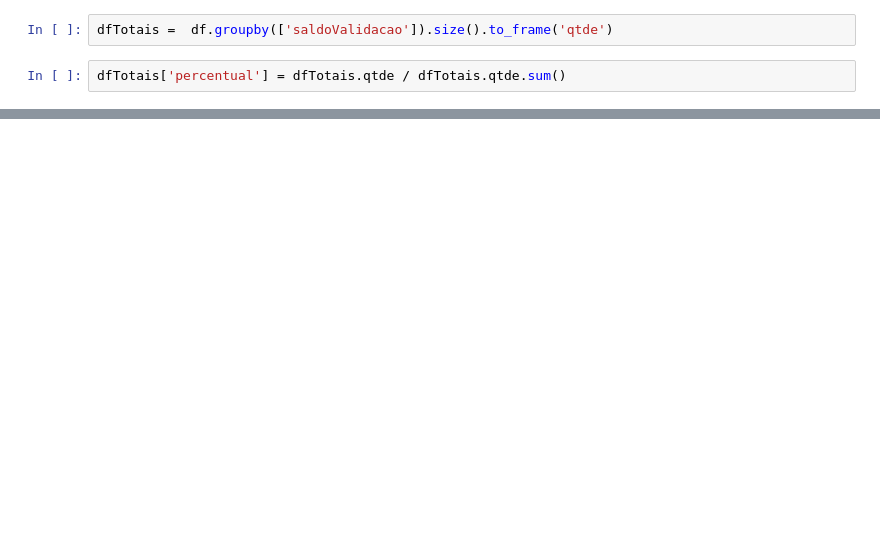
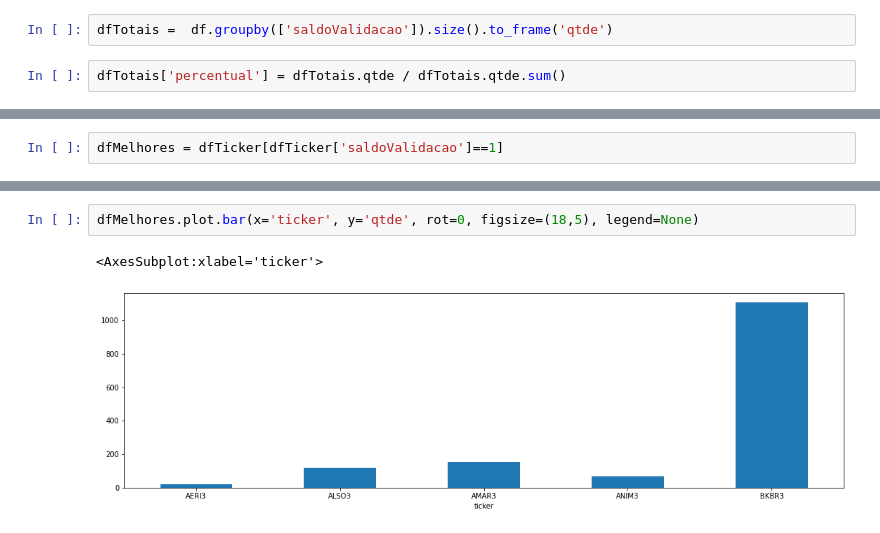
Before and after one commit to paulofor/Jupyter-Espaco01, a Jupyter notebook: Validador/Entendendo a Validação.ipynb, the cells around one changed output, grey strips where cells are left out. Saved outputs shown, nothing was run; the diff lists cells and outputs as text; blank space fills up the shorter version.

```diff
--- a/Validador/Entendendo a Validação.ipynb
+++ b/Validador/Entendendo a Validação.ipynb
@@ -82,0 +168,2 @@ dfTotais.plot(kind='pie', y = 'percentual', autopct='%1.1f%%',
+# %%
+dfMelhores = dfTicker[dfTicker['saldoValidacao']==1]
@@ -82,0 +179,5 @@ dfTotais.plot(kind='pie', y = 'percentual', autopct='%1.1f%%',
+# %%
+dfMelhores.plot.bar(x='ticker', y='qtde', rot=0, figsize=(18,5), legend=None)
+# %% [output]
+<AxesSubplot:xlabel='ticker'>
+[figure, added]
```
Also changed, not shown: parts of 15 cells of this notebook, 1 other file.
